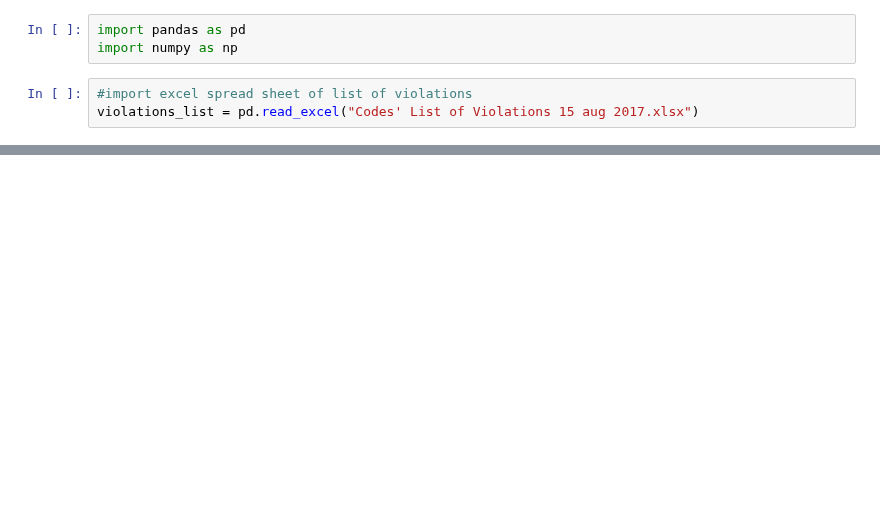
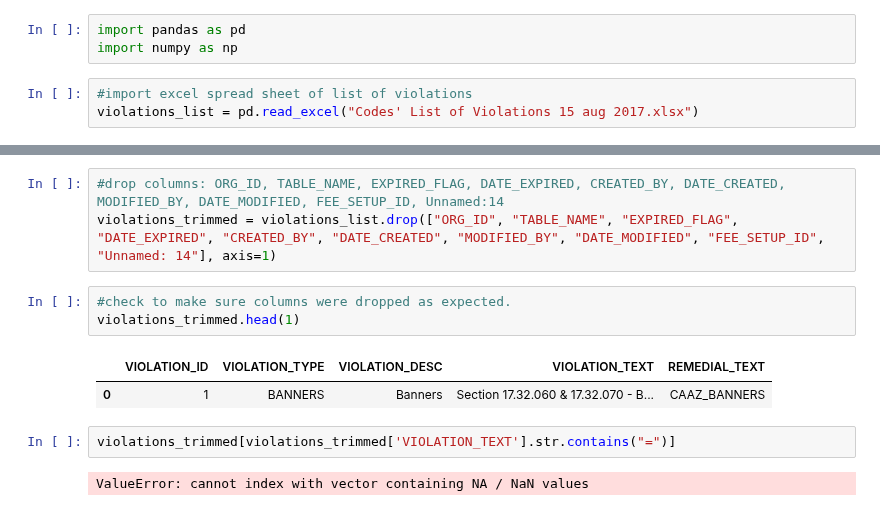
Before and after one commit to DEREJEGETU/data-question-2, a Jupyter notebook: Codes_testing.ipynb, the cells around one changed output, grey strips where cells are left out. Drawn from its saved outputs; the diff is of its cells as text; blank space fills up the shorter version.

```diff
--- a/Codes_testing.ipynb
+++ b/Codes_testing.ipynb
@@ -54,0 +58,13 @@ Name: VIOLATION_DESC, Length: 774, dtype: bool
+# %%
+#drop columns: ORG_ID, TABLE_NAME, EXPIRED_FLAG, DATE_EXPIRED, CREATED_BY, DATE_CREATED, MODIFIED_BY, DATE_MODIFIED, FEE_SETUP_ID, Unnamed:14
+violations_trimmed = violations_list.drop(["ORG_ID", "TABLE_NAME", "EXPIRED_FLAG", "DATE_EXPIRED", "CREATED_BY", "DATE_CREATED", "MODIFIED_BY", "DATE_MODIFIED", "FEE_SETUP_ID", "Unnamed: 14"], axis=1)
+# %%
+#check to make sure columns were dropped as expected.
+violations_trimmed.head(1)
+# %% [output]
+|  | VIOLATION_ID | VIOLATION_TYPE | VIOLATION_DESC | VIOLATION_TEXT | REMEDIAL_TEXT |
+| 0 | 1 | BANNERS | Banners | Section 17.32.060 & 17.32.070 - B... | CAAZ_BANNERS |
+# %%
+violations_trimmed[violations_trimmed['VIOLATION_TEXT'].str.contains("=")]
+# %% [output]
+ValueError: cannot index with vector containing NA / NaN values
```
Also changed, not shown: parts of 13 cells of this notebook.
